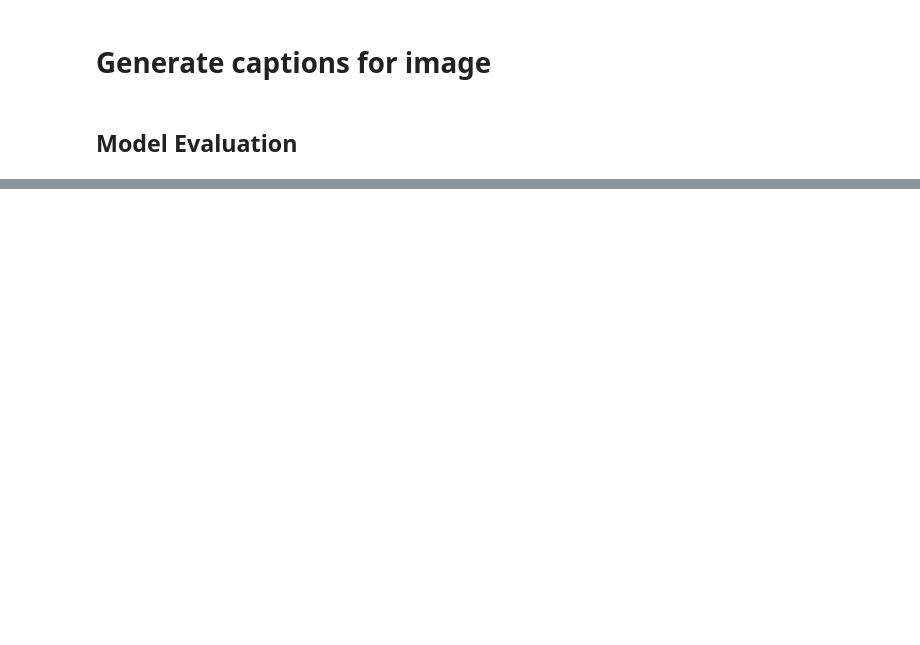
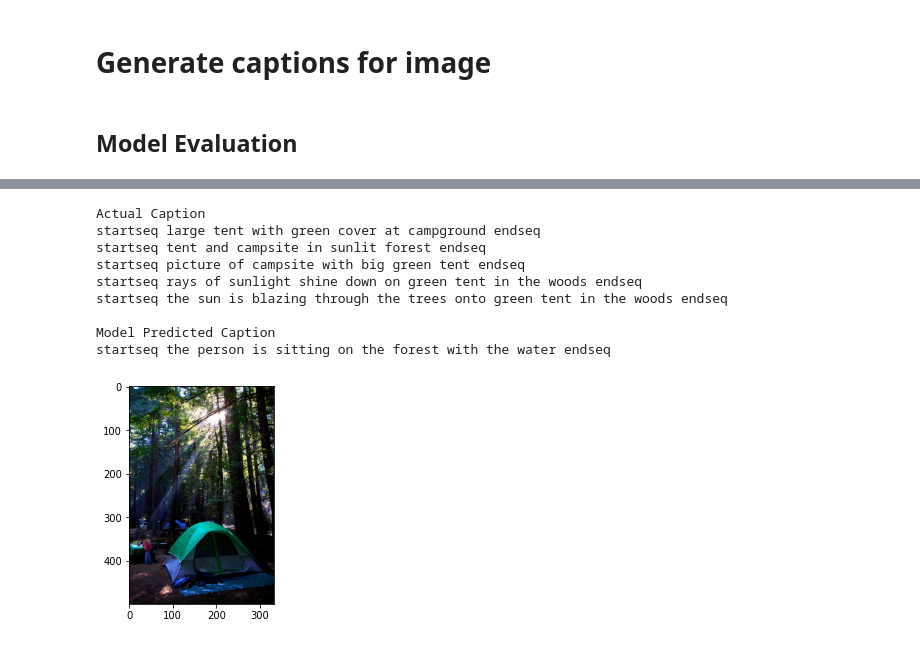
Before and after one commit to sushmita56/Image-Caption-Generation, a Jupyter notebook: Image_Caption_Generator.ipynb, the cells around one changed output, grey strips where cells are left out. Cells and saved outputs as stored; diff of their text form; code cells hidden in the pictures; blank space fills up the shorter version.

```diff
--- a/Image_Caption_Generator.ipynb
+++ b/Image_Caption_Generator.ipynb
@@ -364,0 +432,13 @@ TypeError: ignored
+# %%
+show_caption('958326692_6210150354.jpg')
+# %% [output]
+Actual Caption
+startseq large tent with green cover at campground endseq
+startseq tent and campsite in sunlit forest endseq
+startseq picture of campsite with big green tent endseq
+startseq rays of sunlight shine down on green tent in the woods endseq
+startseq the sun is blazing through the trees onto green tent in the woods endseq
+
+Model Predicted Caption
+startseq the person is sitting on the forest with the water endseq
+[figure, added]
```
Also changed, not shown: parts of 27 cells of this notebook.
